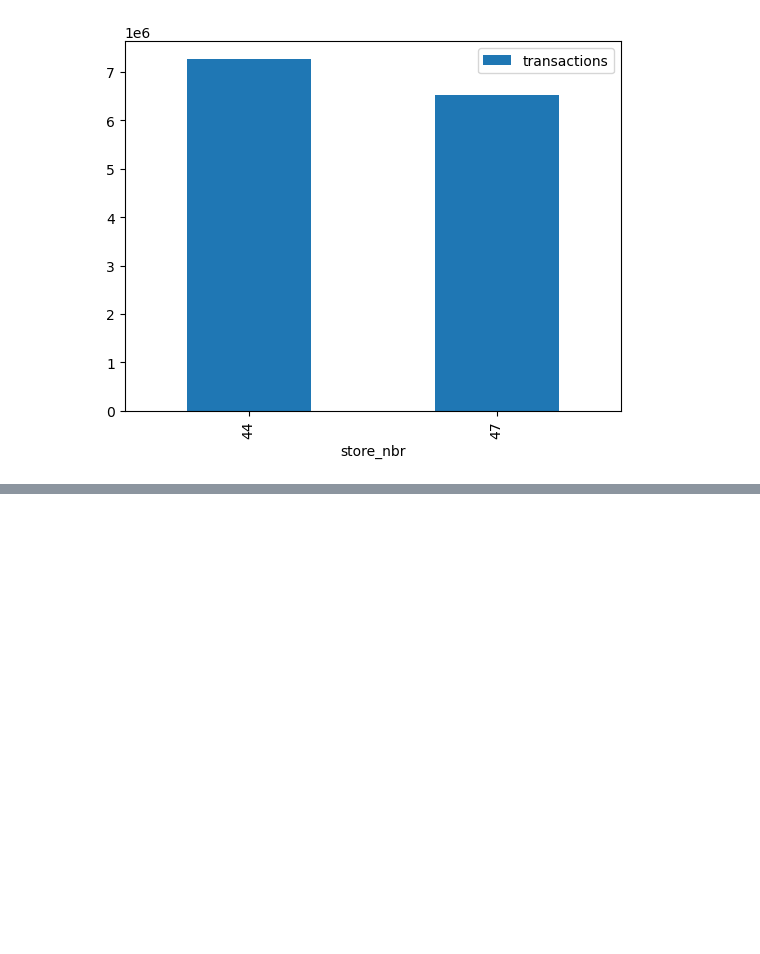
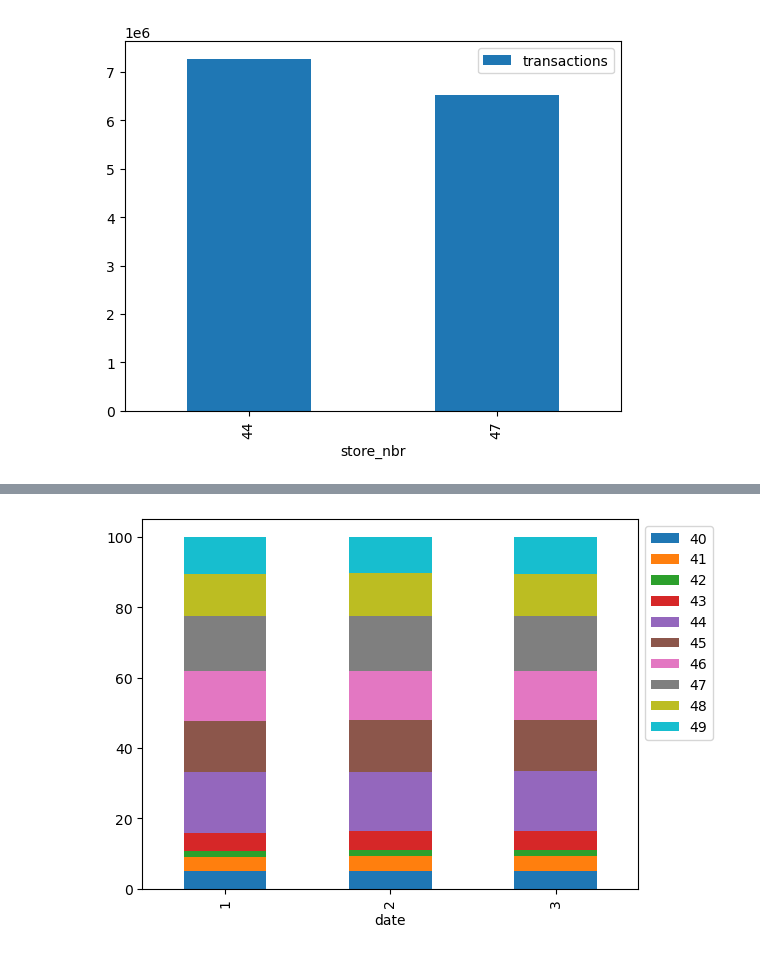
Before and after one commit to Aparecido-Junior/Python_Notebook, a Jupyter notebook: 3_Pandas_Numpy_Maven/05_basic_viz.ipynb, the cells around one changed output, grey strips where cells are left out. Cells and saved outputs as stored; diff of their text form; code cells hidden in the pictures; blank space fills up the shorter version.

```diff
--- a/3_Pandas_Numpy_Maven/05_basic_viz.ipynb
+++ b/3_Pandas_Numpy_Maven/05_basic_viz.ipynb
@@ -205,0 +228,10 @@ df.groupby(["store_nbr"]).agg({"transactions": "sum"}).head()
+# %%
+(df
+ .query("date.dt.month in [1, 2, 3] and store_nbr >= 40 and store_nbr <= 49")
+ .pivot_table(index=df["date"].dt.month,
+              columns= df["store_nbr"],
+              values= "transactions",
+              aggfunc="sum").apply(lambda x: x *100 / sum(x), axis=1)
+).plot.bar(stacked=True).legend(bbox_to_anchor=(1, 1));
+# %% [output]
+[figure, added]
```
Also changed, not shown: parts of 9 cells of this notebook.
